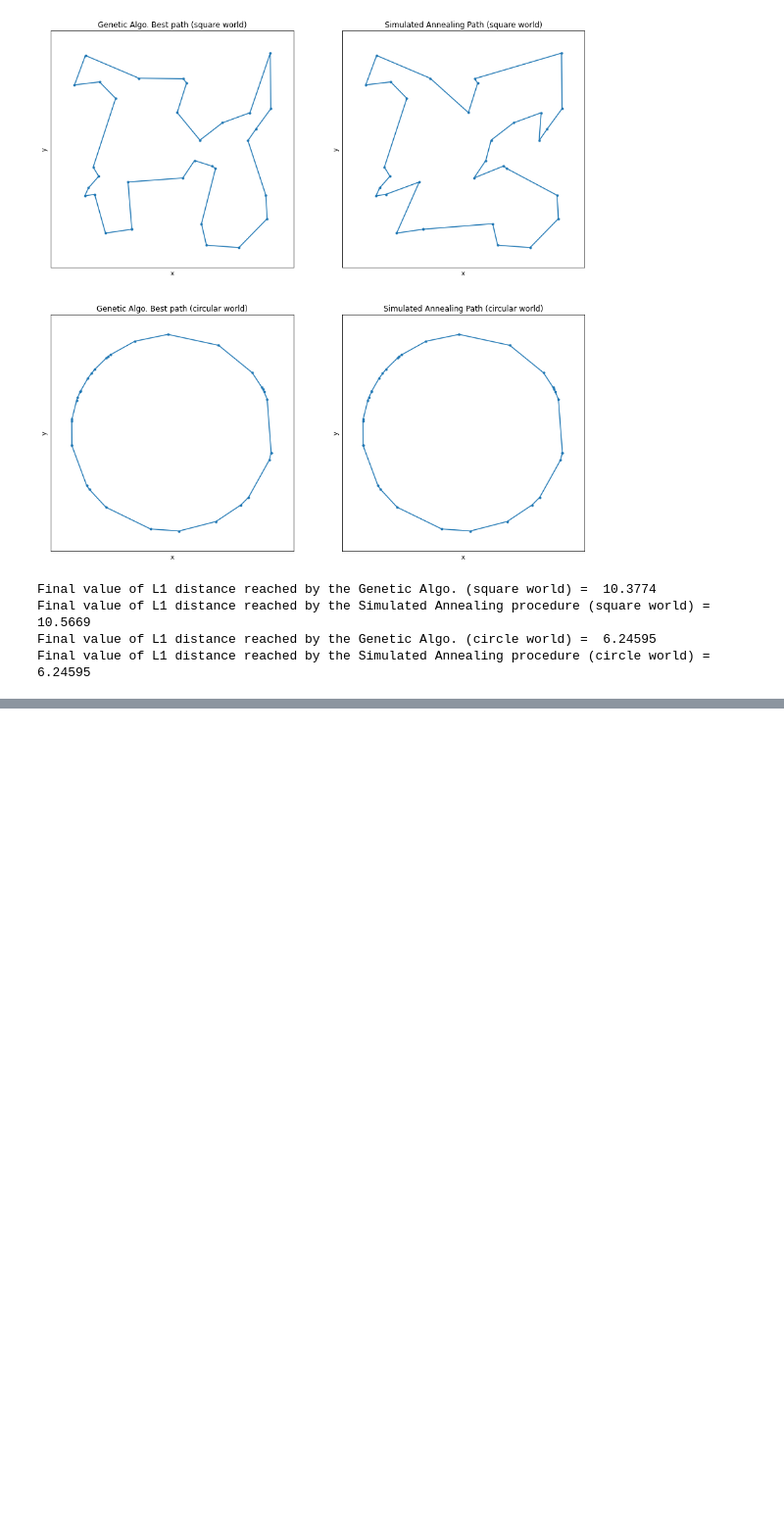
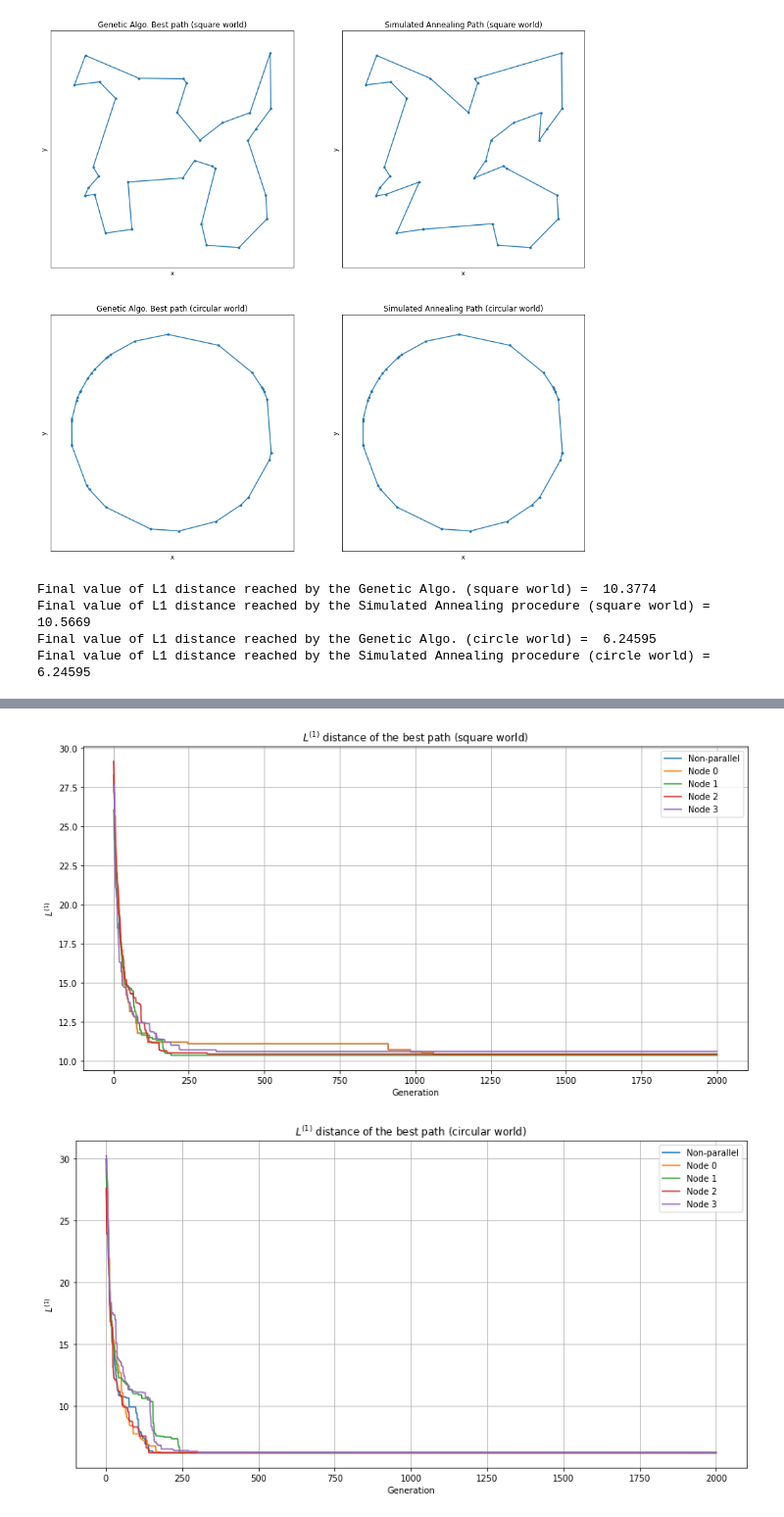
Before and after one commit to mattbona/numerical-simulation-laboratory, a Jupyter notebook: NSL-10/notebook/LSN_Exercises_10.ipynb, the cells around one changed output, grey strips where cells are left out. Shown at 98% size. Saved outputs shown, nothing was run; the diff lists cells and outputs as text; code cells hidden in the pictures; blank space fills up the shorter version.

```diff
--- a/NSL-10/notebook/LSN_Exercises_10.ipynb
+++ b/NSL-10/notebook/LSN_Exercises_10.ipynb
@@ -133,0 +148,41 @@ Apply your code to the TSP problem for 32 cities randomly placed inside a square
+# %%
+x_sq_0, y_sq_0 = np.loadtxt("../results/exercise_10.2/square/distance_of_best_path_node0.dat", unpack = True)
+x_sq_1, y_sq_1 = np.loadtxt("../results/exercise_10.2/square/distance_of_best_path_node1.dat", unpack = True)
+x_sq_2, y_sq_2 = np.loadtxt("../results/exercise_10.2/square/distance_of_best_path_node2.dat", unpack = True)
+x_sq_3, y_sq_3 = np.loadtxt("../results/exercise_10.2/square/distance_of_best_path_node3.dat", unpack = True)
+#x_sq_non, y_sq_path_mpi = np.loadtxt("../results/exercise_10.2/square/distance_of_best_path_node0.dat", unpack = True)
+
+x_circ_0, y_circ_0 = np.loadtxt("../results/exercise_10.2/circle/distance_of_best_path_node0.dat", unpack = True)
+x_circ_1, y_circ_1 = np.loadtxt("../results/exercise_10.2/circle/distance_of_best_path_node1.dat", unpack = True)
+x_circ_2, y_circ_2 = np.loadtxt("../results/exercise_10.2/circle/distance_of_best_path_node2.dat", unpack = True)
+x_circ_3, y_circ_3 = np.loadtxt("../results/exercise_10.2/circle/distance_of_best_path_node3.dat", unpack = True)
+#x_circ_path_mpi, y_circ_path_mpi = np.loadtxt("Exercise_02/data/circle/best_path.dat", unpack = True)
+
+plt.figure(1, figsize = (14, 7))
+plt.title("$L^{(1)}$ distance of the best path (square world)")
+plt.plot(x_sq_best, y_sq_best, label="Non-parallel")
+plt.plot(x_sq_0, y_sq_0, label="Node 0")
+plt.plot(x_sq_1, y_sq_1, label="Node 1")
+plt.plot(x_sq_2, y_sq_2, label="Node 2")
+plt.plot(x_sq_3, y_sq_3, label="Node 3")
+plt.xlabel('Generation')
+plt.ylabel('$L^{(1)}$')
+plt.grid(True)
+plt.legend()
+
+plt.figure(2, figsize = (14, 7))
+plt.title("$L^{(1)}$ distance of the best path (circular world)")
+plt.plot(x_circ_best, y_circ_best, label="Non-parallel")
+plt.plot(x_circ_0, y_circ_0, label="Node 0")
+plt.plot(x_circ_1, y_circ_1, label="Node 1")
+plt.plot(x_circ_2, y_circ_2, label="Node 2")
+plt.plot(x_circ_3, y_circ_3, label="Node 3")
+plt.xlabel('Generation')
+plt.ylabel('$L^{(1)}$')
+plt.grid(True)
+plt.legend()
+
+plt.show()
+# %% [output]
+[figure, added]
+[figure, added]
```
Also changed, not shown: parts of 2 cells of this notebook, 29 other files.
